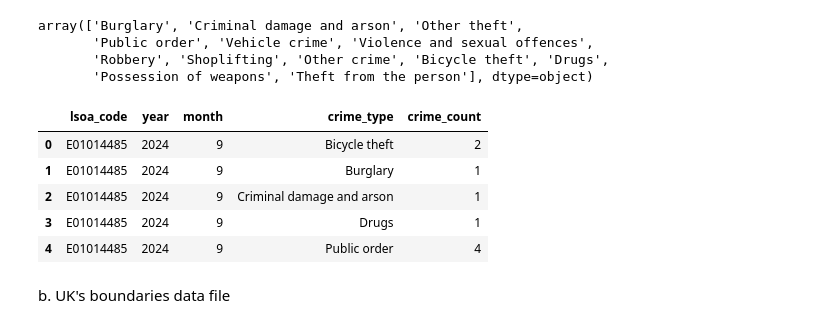
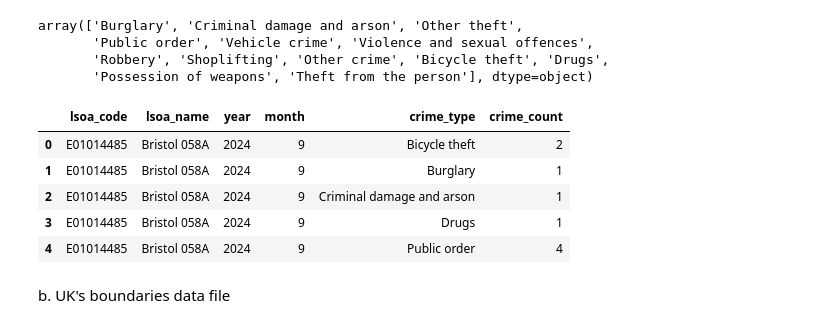
Before and after one commit to raven-172/-Analytics--Criminal-status-in-UK, a Jupyter notebook: 2.ipynb, the cells around one changed output. Saved outputs shown, nothing was run; the diff lists cells and outputs as text; code cells hidden in the pictures.

```diff
--- a/2.ipynb
+++ b/2.ipynb
@@ -226,15 +226,15 @@ array(['Burglary', 'Criminal damage and arson', 'Other theft',
        'Robbery', 'Shoplifting', 'Other crime', 'Bicycle theft', 'Drugs',
        'Possession of weapons', 'Theft from the person'], dtype=object)
 # %%
-df = df.groupby(['lsoa_code', 'year', 'month', 'crime_type']).size().reset_index(name='crime_count')
+df = df.groupby(['lsoa_code', 'lsoa_name', 'year', 'month', 'crime_type']).size().reset_index(name='crime_count')
 df.head()
 # %% [output]
-|  | lsoa_code | year | month | crime_type | crime_count |
-| 0 | E01014485 | 2024 | 9 | Bicycle theft | 2 |
-| 1 | E01014485 | 2024 | 9 | Burglary | 1 |
-| 2 | E01014485 | 2024 | 9 | Criminal damage and arson | 1 |
-| 3 | E01014485 | 2024 | 9 | Drugs | 1 |
-| 4 | E01014485 | 2024 | 9 | Public order | 4 |
+|  | lsoa_code | lsoa_name | year | month | crime_type | crime_count |
+| 0 | E01014485 | Bristol 058A | 2024 | 9 | Bicycle theft | 2 |
+| 1 | E01014485 | Bristol 058A | 2024 | 9 | Burglary | 1 |
+| 2 | E01014485 | Bristol 058A | 2024 | 9 | Criminal damage and arson | 1 |
+| 3 | E01014485 | Bristol 058A | 2024 | 9 | Drugs | 1 |
+| 4 | E01014485 | Bristol 058A | 2024 | 9 | Public order | 4 |
 # %% [markdown]
 b. UK's boundaries data file
 # %%
```
Also changed, not shown: parts of 14 cells of this notebook.
